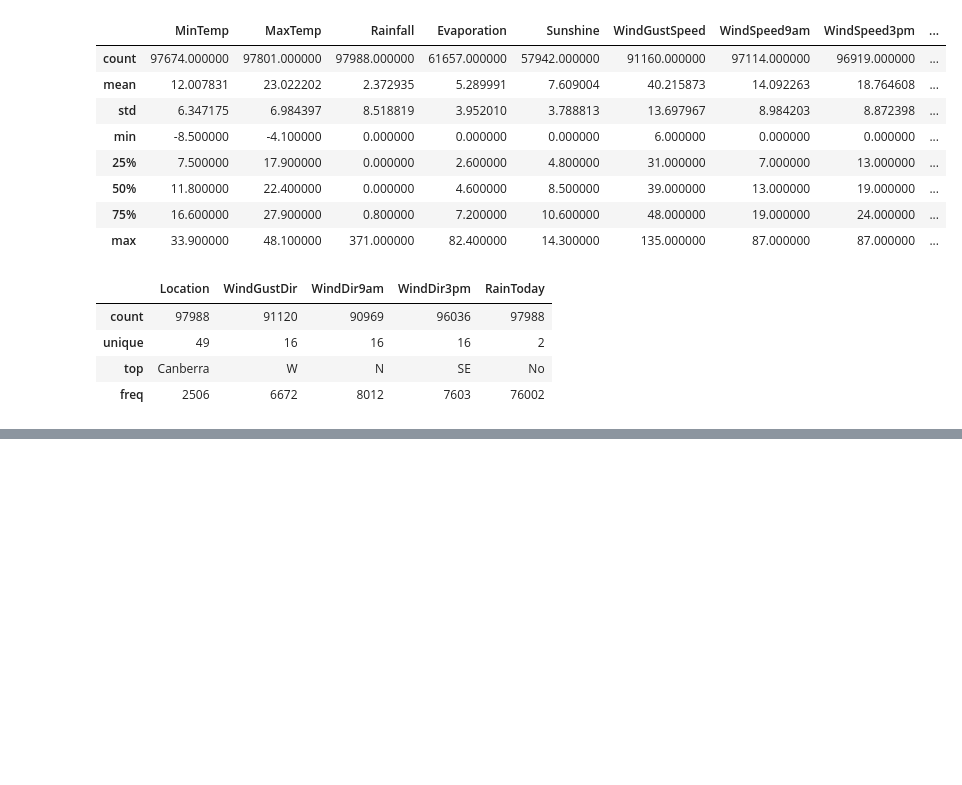
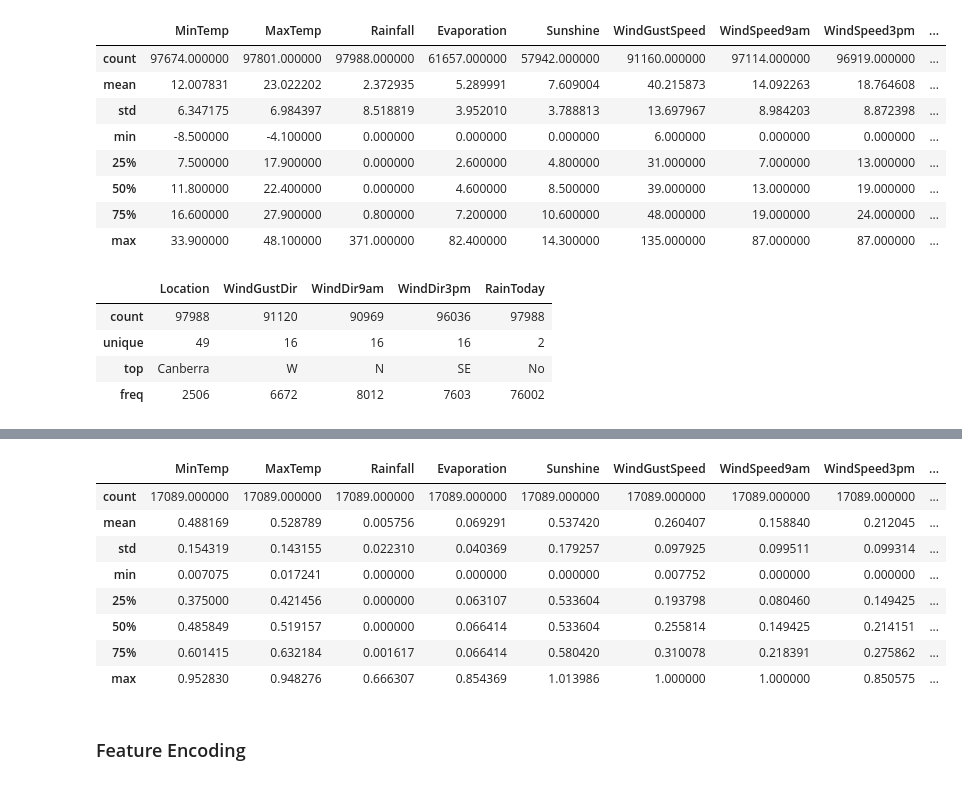
Before and after one commit to pttrupt/PracticeProjects, a Jupyter notebook: Logistic_Regression.ipynb, the cells around one changed output, grey strips where cells are left out. Cells and saved outputs as stored; diff of their text form; code cells hidden in the pictures; blank space fills up the shorter version.

```diff
--- a/Logistic_Regression.ipynb
+++ b/Logistic_Regression.ipynb
@@ -410,0 +443,4 @@ pd.DataFrame([missing_num, missing_num*100/len(raw_df)]).T
+# %%
+train_inputs[num_cols] = imputer.transform(train_inputs[num_cols])
+val_inputs[num_cols] = imputer.transform(val_inputs[num_cols])
+test_inputs[num_cols] = imputer.transform(test_inputs[num_cols])
@@ -410,0 +465,2 @@ pd.DataFrame([missing_num, missing_num*100/len(raw_df)]).T
+# %%
+scaler = MinMaxScaler()
@@ -410,0 +513,18 @@ pd.DataFrame([missing_num, missing_num*100/len(raw_df)]).T
+# %%
+train_inputs[num_cols] = scaler.transform(train_inputs[num_cols])
+val_inputs[num_cols] = scaler.transform(val_inputs[num_cols])
+test_inputs[num_cols] = scaler.transform(test_inputs[num_cols])
+# %%
+val_inputs.describe()
+# %% [output]
+|  | MinTemp | MaxTemp | Rainfall | Evaporation | Sunshine | WindGustSpeed | WindSpeed9am | WindSpeed3pm | ... |
+| count | 17089.000000 | 17089.000000 | 17089.000000 | 17089.000000 | 17089.000000 | 17089.000000 | 17089.000000 | 17089.000000 | ... |
+| mean | 0.488169 | 0.528789 | 0.005756 | 0.069291 | 0.537420 | 0.260407 | 0.158840 | 0.212045 | ... |
+| std | 0.154319 | 0.143155 | 0.022310 | 0.040369 | 0.179257 | 0.097925 | 0.099511 | 0.099314 | ... |
+| min | 0.007075 | 0.017241 | 0.000000 | 0.000000 | 0.000000 | 0.007752 | 0.000000 | 0.000000 | ... |
+| 25% | 0.375000 | 0.421456 | 0.000000 | 0.063107 | 0.533604 | 0.193798 | 0.080460 | 0.149425 | ... |
+| 50% | 0.485849 | 0.519157 | 0.000000 | 0.066414 | 0.533604 | 0.255814 | 0.149425 | 0.214151 | ... |
+| 75% | 0.601415 | 0.632184 | 0.001617 | 0.066414 | 0.580420 | 0.310078 | 0.218391 | 0.275862 | ... |
+| max | 0.952830 | 0.948276 | 0.666307 | 0.854369 | 1.013986 | 1.000000 | 1.000000 | 0.850575 | ... |
+# %% [markdown]
+### Feature Encoding
```
Also changed, not shown: parts of 46 cells of this notebook.
